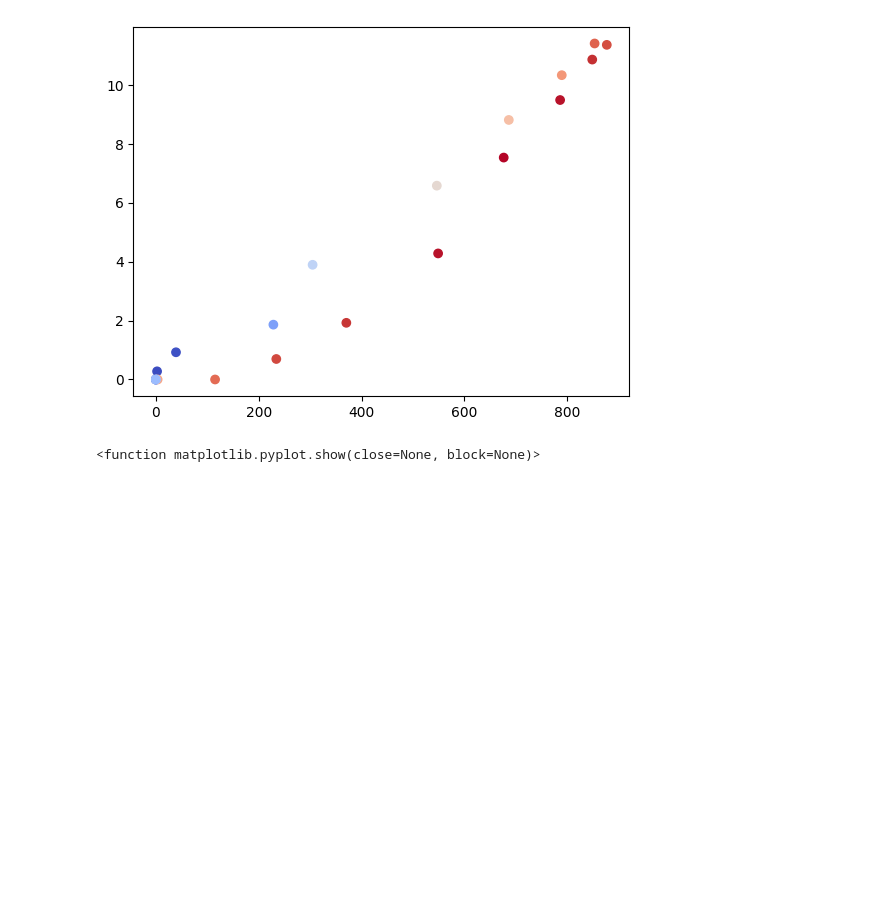
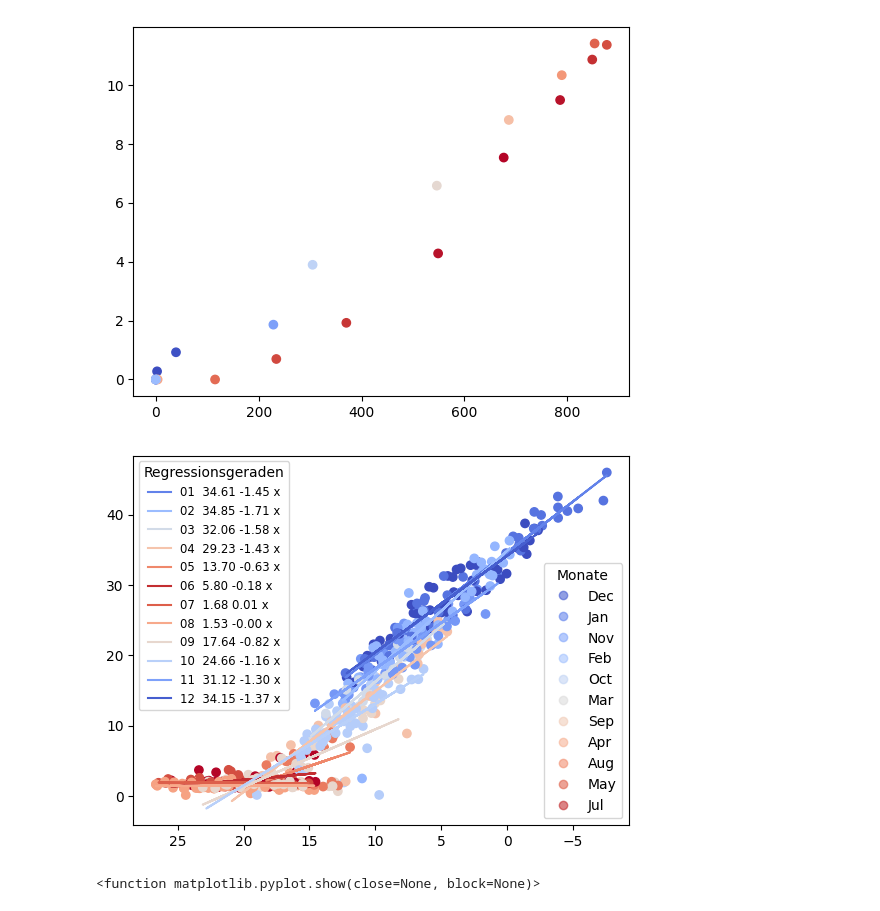
Before and after one commit to strubbi77/breisgauwind, a Jupyter notebook: Stromwert_IK8.ipynb, the cells around one changed output. Cells and saved outputs as stored; diff of their text form; code cells hidden in the pictures; blank space fills up the shorter version.

Commit message:
Regressionsgeraden hinzugefügt und nach Monaten aufgeteilt.

```diff
--- a/Stromwert_IK8.ipynb
+++ b/Stromwert_IK8.ipynb
@@ -529,6 +534,56 @@ plt.show
 # %% [output]
 <function matplotlib.pyplot.show(close=None, block=None)>
 [figure]
+# %%
+from sklearn.linear_model import LinearRegression
+from matplotlib.lines import Line2D
+fig, ax = plt.subplots()
+
+
+#pm_day['color']=(np.where((pm_day['WP sum']+pm_day['Haus sum'])<pm_day['PV sum'],'green',np.where((pm_day['WP sum']+pm_day['Haus sum'])<pm_day['PV sum']*2,'yellow',np.where((pm_day['WP sum']+pm_day['Haus sum'])<pm_day['PV sum']*5,'orange','red'))))
+
+pm_sca_day=pm_day[pm_day['WP sum']>0]
+pm_sca_day=pm_sca_day[~((pm_sca_day['Temp avg']>5)&(pm_sca_day['WP sum']>32))]
+
+temp=pm_sca_day['Temp avg']
+y=pm_sca_day['WP sum']
+c=12-2*abs(6.25-pm_sca_day.index.month)
+
+scatter= ax.scatter(temp,y,c=c, cmap=cm.coolwarm)
+ax.invert_xaxis()
+
+handles, labels = scatter.legend_elements(prop="colors", alpha=0.6)
+labels=[]
+for mn in [12,1,11,2,10,3,9,4,8,5,7,6]:
+    labels=labels+[pd.to_datetime('2024-{:02d}-01'.format(mn)).month_name()[:3]]
+#labels=['Jan/Dez','Feb/Nov','Mrz/Okt','Apr/Sep','Mai/Aug','Jun/Jul']
+legend2 = ax.legend(handles, labels, loc="lower right", title="Monate")
+ax.add_artist(legend2)
+
+#for mt in ([1,12],[2,11],[3,10],[4,9]):
+my_cmap=cm.coolwarm
+legend_elements=[]
+for mt in range(13):
+    fi=[mt]
+    val=(12-2*abs(6.25-mt))/12
+    col=my_cmap(val)
+    x_reg_1=pm_sca_day[pm_sca_day.index.month.isin(fi)]['Temp avg'].values.reshape(-1, 1)
+    y_reg_1=pm_sca_day[pm_sca_day.index.month.isin(fi)]['WP sum'].values.reshape(-1, 1)
+    if len(x_reg_1)>0:
+        regressor = LinearRegression()
+        regressor.fit(x_reg_1, y_reg_1)
+
+        y_pred = regressor.predict(x_reg_1)
+
+        ax.plot(x_reg_1, regressor.predict(x_reg_1), color = col)
+        legend_elements=legend_elements+[Line2D([0],[0],color=col,label='{:02d}  {:.2f} {:.2f} x'.format(mt,regressor.intercept_[0],regressor.coef_[0][0]))]
+
+legend1=ax.legend(handles=legend_elements, loc='upper left', title="Regressionsgeraden",fontsize='small')
+
+
+plt.show()
+# %% [output]
+[figure, added]
 # %%
 fig, ax1 = plt.subplots()
 pm_day['WP sum'].plot(ax=ax1,label="WP kWh", legend=True)
```
Also changed, not shown: parts of 9 cells of this notebook, 2 other files.
